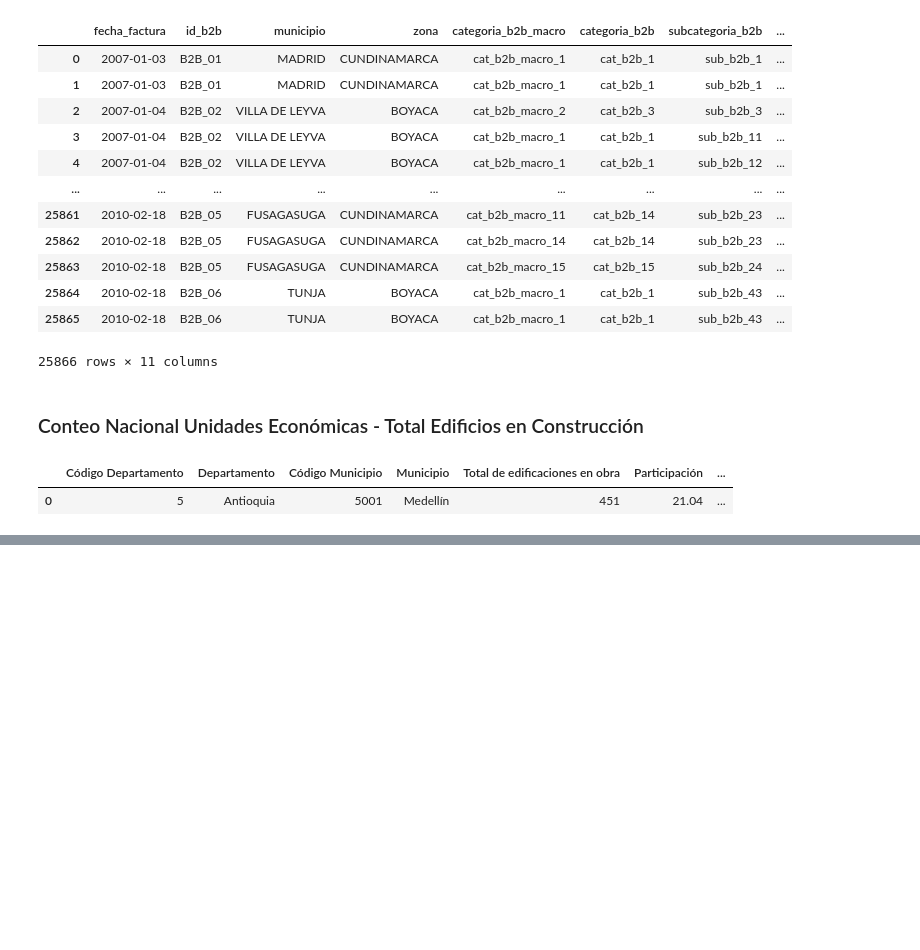
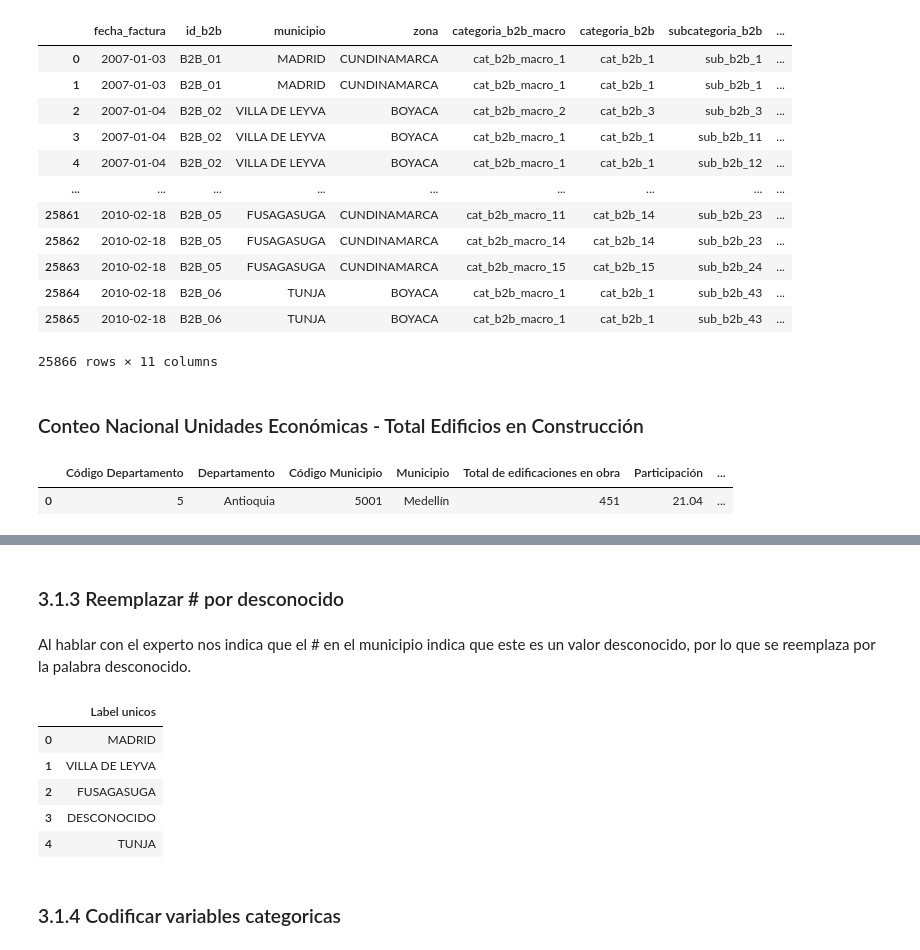
Before and after one commit to VVDataInsights/Reto_Corona, a Jupyter notebook: modeloB2B.ipynb, the cells around one changed output, grey strips where cells are left out. Drawn from its saved outputs; the diff is of its cells as text; code cells hidden in the pictures; blank space fills up the shorter version.

```diff
--- a/modeloB2B.ipynb
+++ b/modeloB2B.ipynb
@@ -774,0 +777,16 @@ df_B2B.sample(10)
+# %% [markdown]
+### 3.1.3 Reemplazar # por desconocido
+# %% [markdown]
+Al hablar con el experto nos indica que el # en el municipio indica que este es un valor desconocido, por lo que se reemplaza por la palabra desconocido.
+# %%
+df_modified['municipio'] = df_modified['municipio'].replace({'#': 'DESCONOCIDO'})
+pd.DataFrame(df_modified["municipio"].unique(), columns=["Label unicos"])
+# %% [output]
+|  | Label unicos |
+| 0 | MADRID |
+| 1 | VILLA DE LEYVA |
+| 2 | FUSAGASUGA |
+| 3 | DESCONOCIDO |
+| 4 | TUNJA |
+# %% [markdown]
+### 3.1.4 Codificar variables categoricas
```
Also changed, not shown: parts of 42 cells of this notebook, 2 other files.
